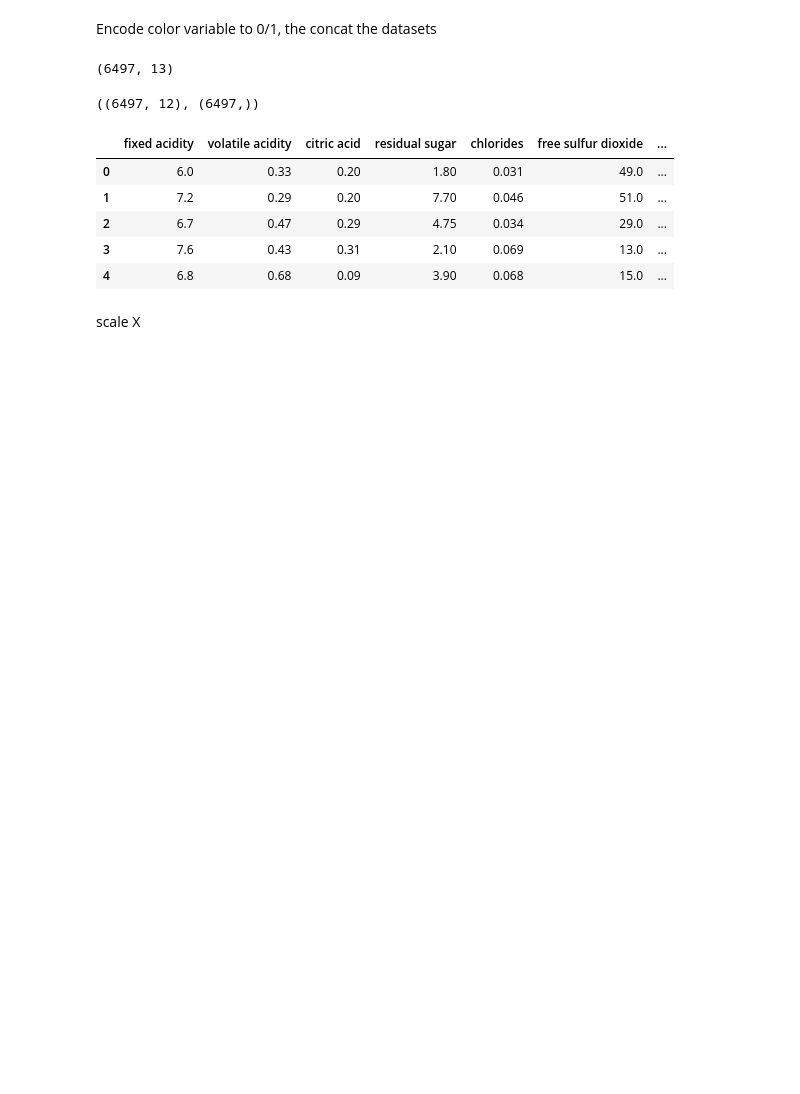
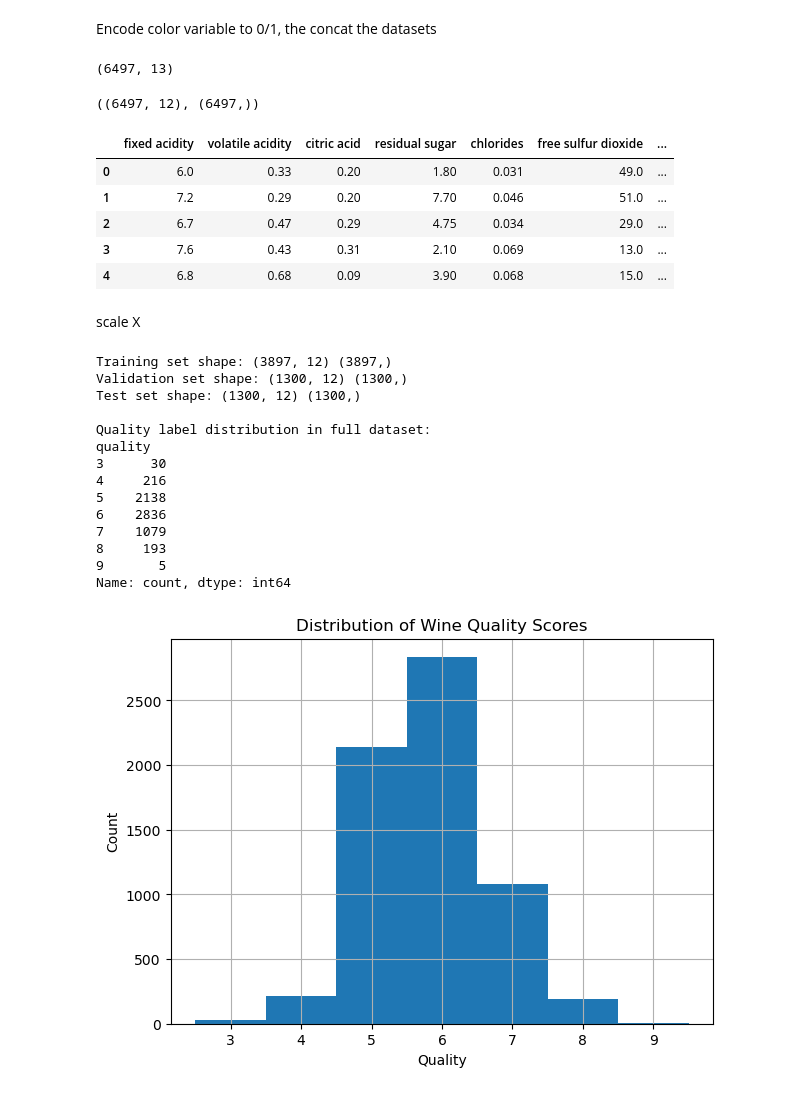
Before and after one commit to jiangyue-amber/CS178_Project, a Jupyter notebook: kNN.ipynb, the cells around one changed output. Cells and saved outputs as stored; diff of their text form; code cells hidden in the pictures; blank space fills up the shorter version.

```diff
--- a/kNN.ipynb
+++ b/kNN.ipynb
@@ -65,3 +65,77 @@ X_val_scaled = scaler.transform(X_val)
 X_test_scaled = scaler.transform(X_test)
 
 # y stays same
+# %%
+import numpy as np
+import pandas as pd
+import matplotlib.pyplot as plt
+
+from sklearn.metrics import ConfusionMatrixDisplay
+from sklearn.neighbors import KNeighborsClassifier
+from sklearn.metrics import accuracy_score, confusion_matrix, classification_report
+
+
+print("Training set shape:", X_train_scaled.shape, y_train.shape)
+print("Validation set shape:", X_val_scaled.shape, y_val.shape)
+print("Test set shape:", X_test_scaled.shape, y_test.shape)
+
+print("\nQuality label distribution in full dataset:")
+print(wine["quality"].value_counts().sort_index())
+
+
+
+plt.figure(figsize=(7, 5))
+wine["quality"].hist(bins=np.arange(wine["quality"].min(), wine["quality"].max() + 2) - 0.5)
+plt.xlabel("Quality")
+plt.ylabel("Count")
+plt.title("Distribution of Wine Quality Scores")
+plt.xticks(sorted(wine["quality"].unique()))
+plt.show()
+
+
+
+k_values = [1, 3, 5, 7, 9, 11, 13, 15, 17, 19, 21]
+
+results = []
+
+best_k = None
+best_val_acc = -1
+best_model = None
+
+
+for k in k_values:
+    knn = KNeighborsClassifier(n_neighbors=k)
+    knn.fit(X_train_scaled, y_train)
+
+    y_train_pred = knn.predict(X_train_scaled)
+    y_val_pred = knn.predict(X_val_scaled)
+
+    train_acc = accuracy_score(y_train, y_train_pred)
+    val_acc = accuracy_score(y_val, y_val_pred)
+
+    results.append({
+        "k": k,
+        "train_accuracy": train_acc,
+        "validation_accuracy": val_acc
+    })
+
+    if val_acc > best_val_acc:
+        best_val_acc = val_acc
+        best_k = k
+        best_model = knn
+# %% [output]
+Training set shape: (3897, 12) (3897,)
+Validation set shape: (1300, 12) (1300,)
+Test set shape: (1300, 12) (1300,)
+
+Quality label distribution in full dataset:
+quality
+3      30
+4     216
+5    2138
+6    2836
+7    1079
+8     193
+9       5
+Name: count, dtype: int64
+[figure, added]
```
Also changed, not shown: parts of 2 cells of this notebook.
